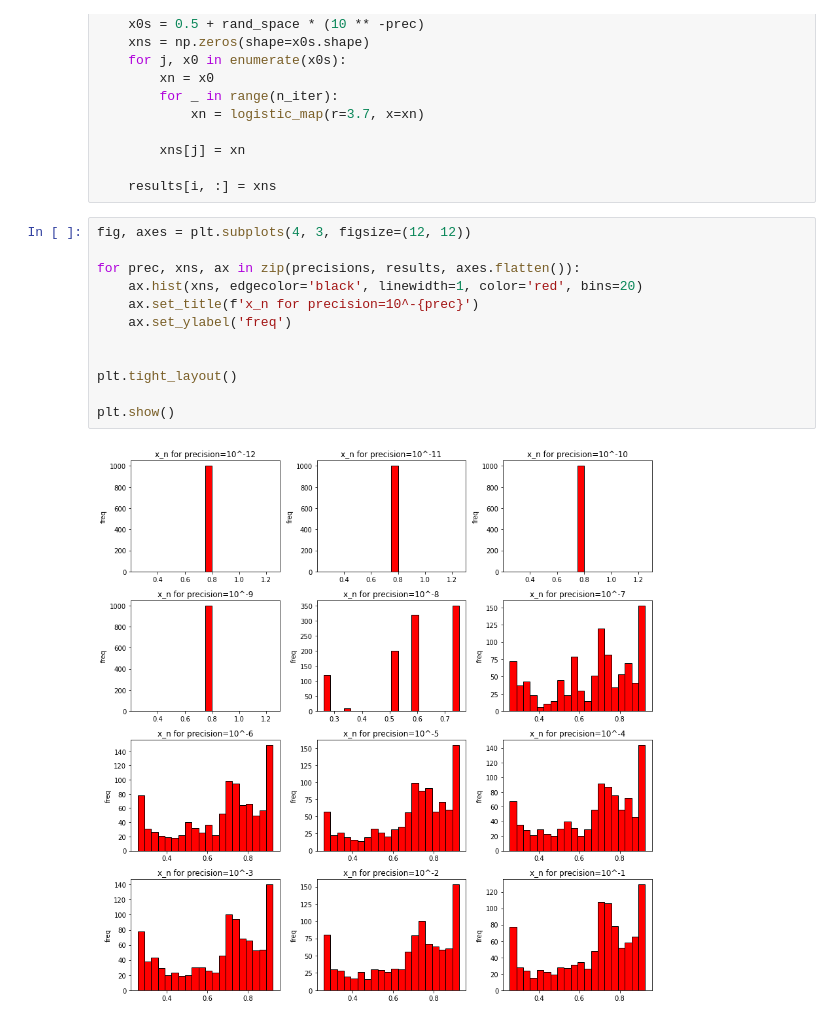
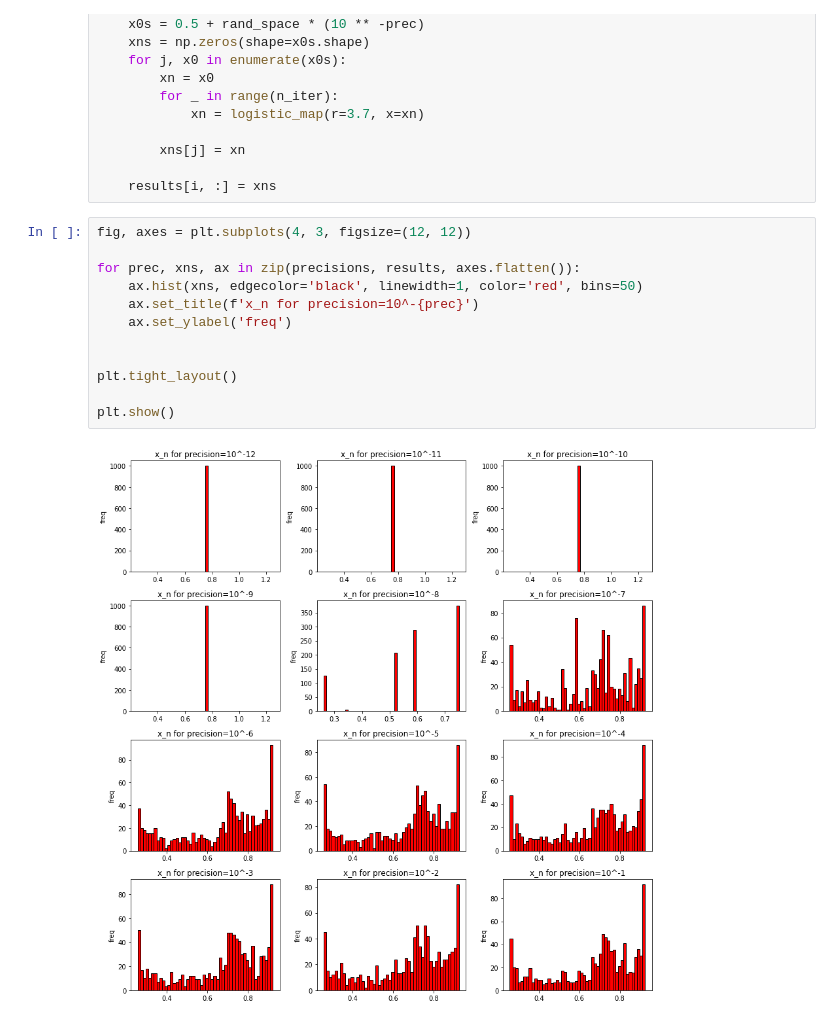
Before and after one commit to jancervenka/notebooks, a Jupyter notebook: error_chaos_randomness.ipynb, the cells around one changed output. Drawn from its saved outputs; the diff is of its cells as text.

Commit message:
histogram bins

```diff
--- a/error_chaos_randomness.ipynb
+++ b/error_chaos_randomness.ipynb
@@ -31,14 +31,14 @@ for i, prec in enumerate(precisions):
 # %%
 fig, axes = plt.subplots(4, 3, figsize=(12, 12))
 
 for prec, xns, ax in zip(precisions, results, axes.flatten()):
-    ax.hist(xns, edgecolor='black', linewidth=1, color='red', bins=20)
+    ax.hist(xns, edgecolor='black', linewidth=1, color='red', bins=50)
     ax.set_title(f'x_n for precision=10^-{prec}')
     ax.set_ylabel('freq')
 
 
 plt.tight_layout()
 
 plt.show()
 # %% [output]
-[figure, old version]
+[figure, new version]
```
